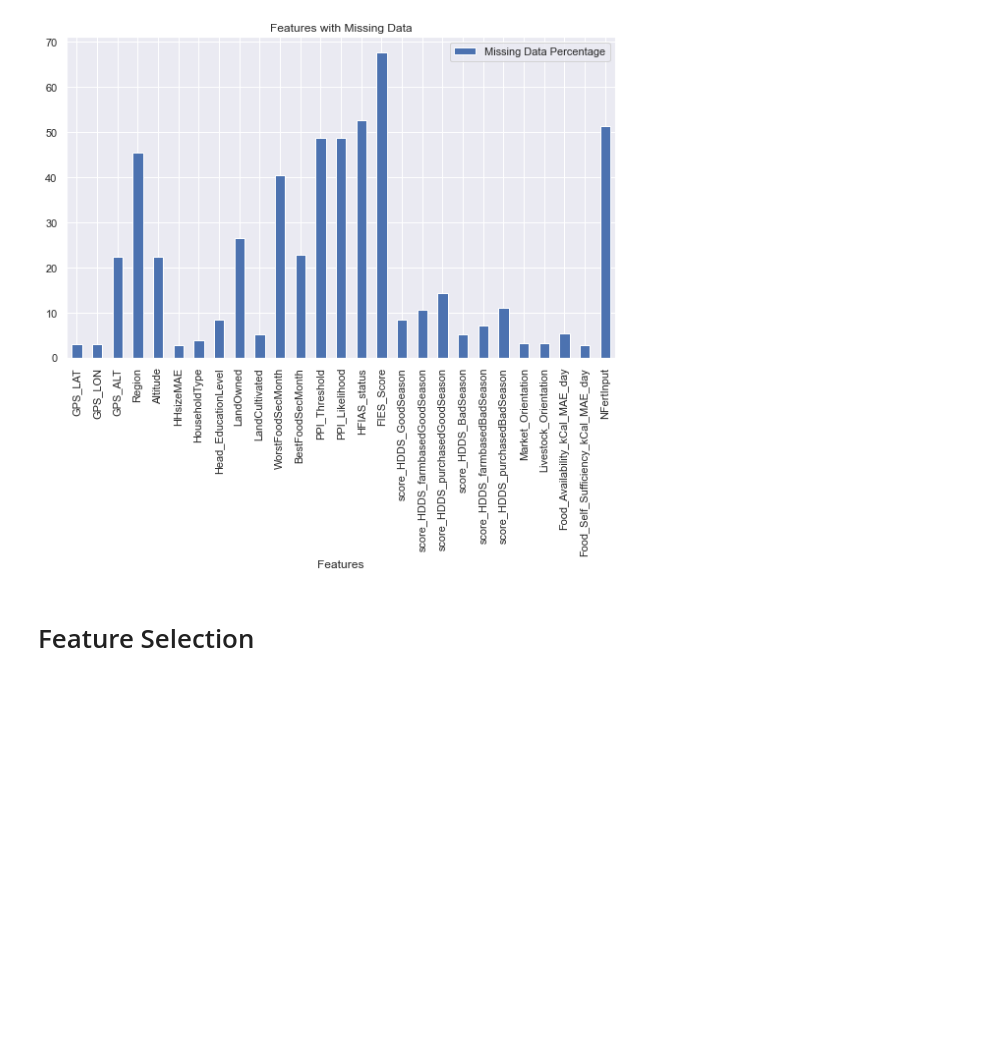
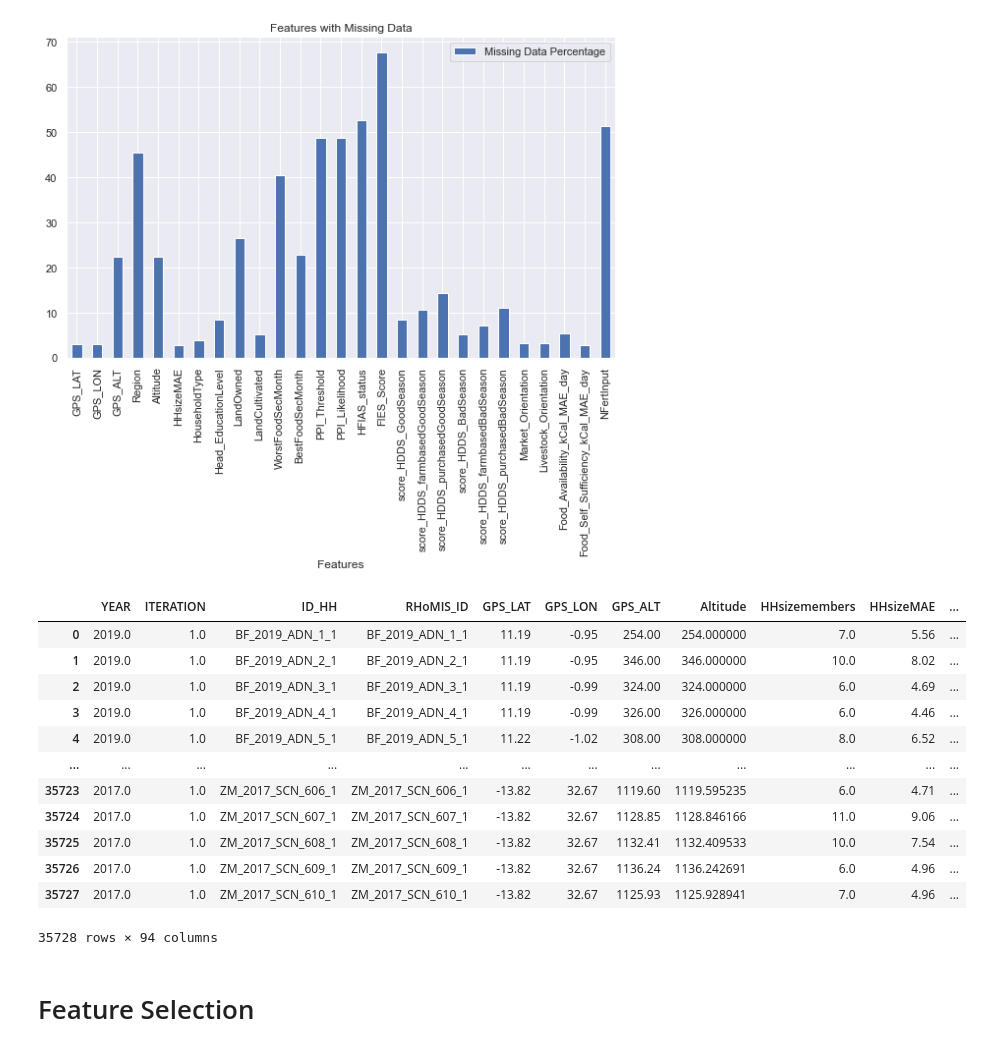
Before and after one commit to willianck/Predicting-Food-Insecurity, a Jupyter notebook: data_wrangling.ipynb, the cells around one changed output. Cells and saved outputs as stored; diff of their text form; code cells hidden in the pictures; blank space fills up the shorter version.

Commit message:
Preprocessed

```diff
--- a/data_wrangling.ipynb
+++ b/data_wrangling.ipynb
@@ -261,5 +262,22 @@ df.plot.bar(x="Features", y="Missing Data Percentage", title="Features with Miss
 plt.show(block=True)
 # %% [output]
 [figure]
+# %%
+data_pre = pd.read_pickle('preprocessed_data.pkl')
+data_pre
+# %% [output]
+|  | YEAR | ITERATION | ID_HH | RHoMIS_ID | GPS_LAT | GPS_LON | GPS_ALT | Altitude | HHsizemembers | HHsizeMAE | ... |
+| 0 | 2019.0 | 1.0 | BF_2019_ADN_1_1 | BF_2019_ADN_1_1 | 11.19 | -0.95 | 254.00 | 254.000000 | 7.0 | 5.56 | ... |
+| 1 | 2019.0 | 1.0 | BF_2019_ADN_2_1 | BF_2019_ADN_2_1 | 11.19 | -0.95 | 346.00 | 346.000000 | 10.0 | 8.02 | ... |
+| 2 | 2019.0 | 1.0 | BF_2019_ADN_3_1 | BF_2019_ADN_3_1 | 11.19 | -0.99 | 324.00 | 324.000000 | 6.0 | 4.69 | ... |
+| 3 | 2019.0 | 1.0 | BF_2019_ADN_4_1 | BF_2019_ADN_4_1 | 11.19 | -0.99 | 326.00 | 326.000000 | 6.0 | 4.46 | ... |
+| 4 | 2019.0 | 1.0 | BF_2019_ADN_5_1 | BF_2019_ADN_5_1 | 11.22 | -1.02 | 308.00 | 308.000000 | 8.0 | 6.52 | ... |
+| ... | ... | ... | ... | ... | ... | ... | ... | ... | ... | ... | ... |
+| 35723 | 2017.0 | 1.0 | ZM_2017_SCN_606_1 | ZM_2017_SCN_606_1 | -13.82 | 32.67 | 1119.60 | 1119.595235 | 6.0 | 4.71 | ... |
+| 35724 | 2017.0 | 1.0 | ZM_2017_SCN_607_1 | ZM_2017_SCN_607_1 | -13.82 | 32.67 | 1128.85 | 1128.846166 | 11.0 | 9.06 | ... |
+| 35725 | 2017.0 | 1.0 | ZM_2017_SCN_608_1 | ZM_2017_SCN_608_1 | -13.82 | 32.67 | 1132.41 | 1132.409533 | 10.0 | 7.54 | ... |
+| 35726 | 2017.0 | 1.0 | ZM_2017_SCN_609_1 | ZM_2017_SCN_609_1 | -13.82 | 32.67 | 1136.24 | 1136.242691 | 6.0 | 4.96 | ... |
+| 35727 | 2017.0 | 1.0 | ZM_2017_SCN_610_1 | ZM_2017_SCN_610_1 | -13.82 | 32.67 | 1125.93 | 1125.928941 | 7.0 | 4.96 | ... |
+35728 rows × 94 columns
 # %% [markdown]
 #  Feature Selection
```
Also changed, not shown: parts of 1 cell of this notebook.
